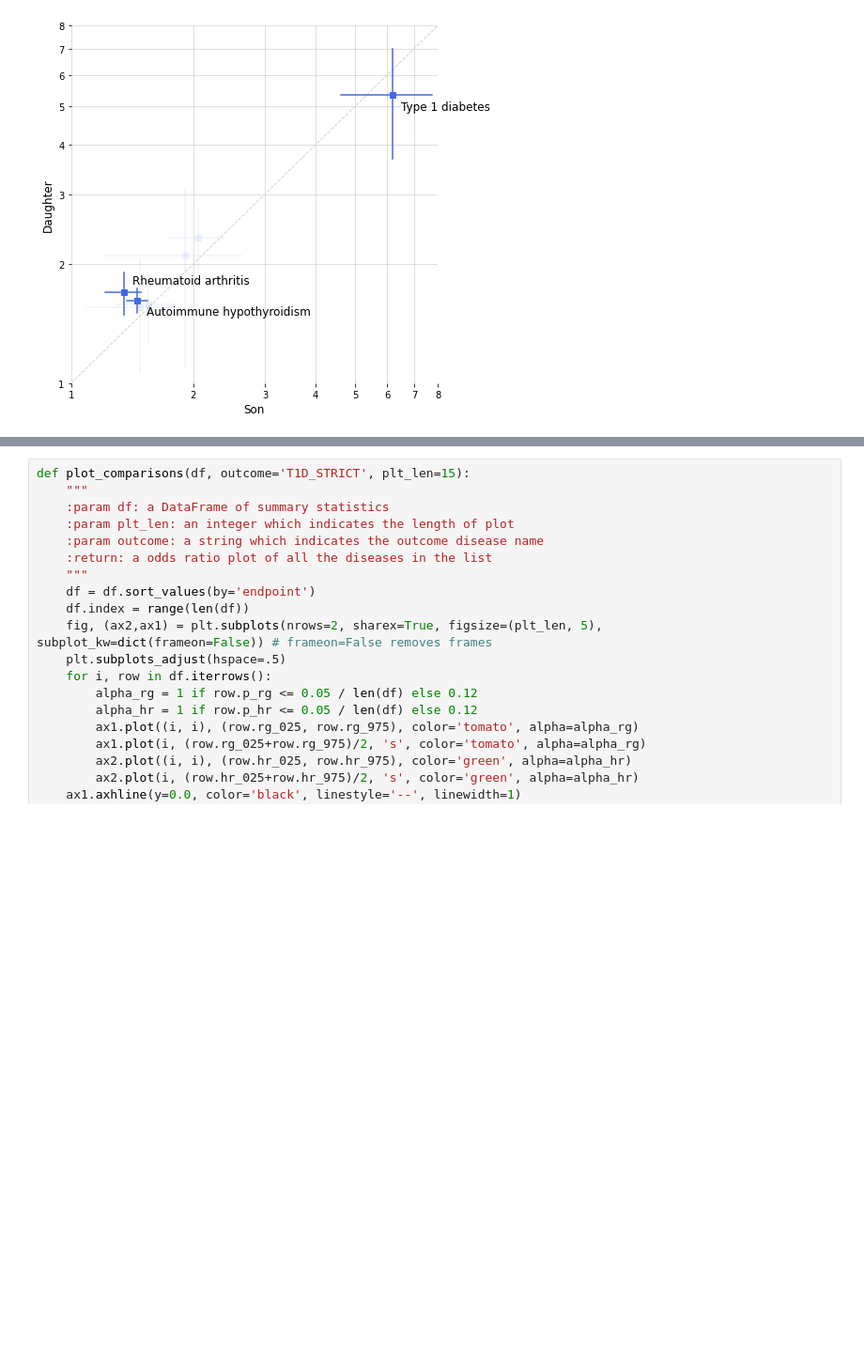
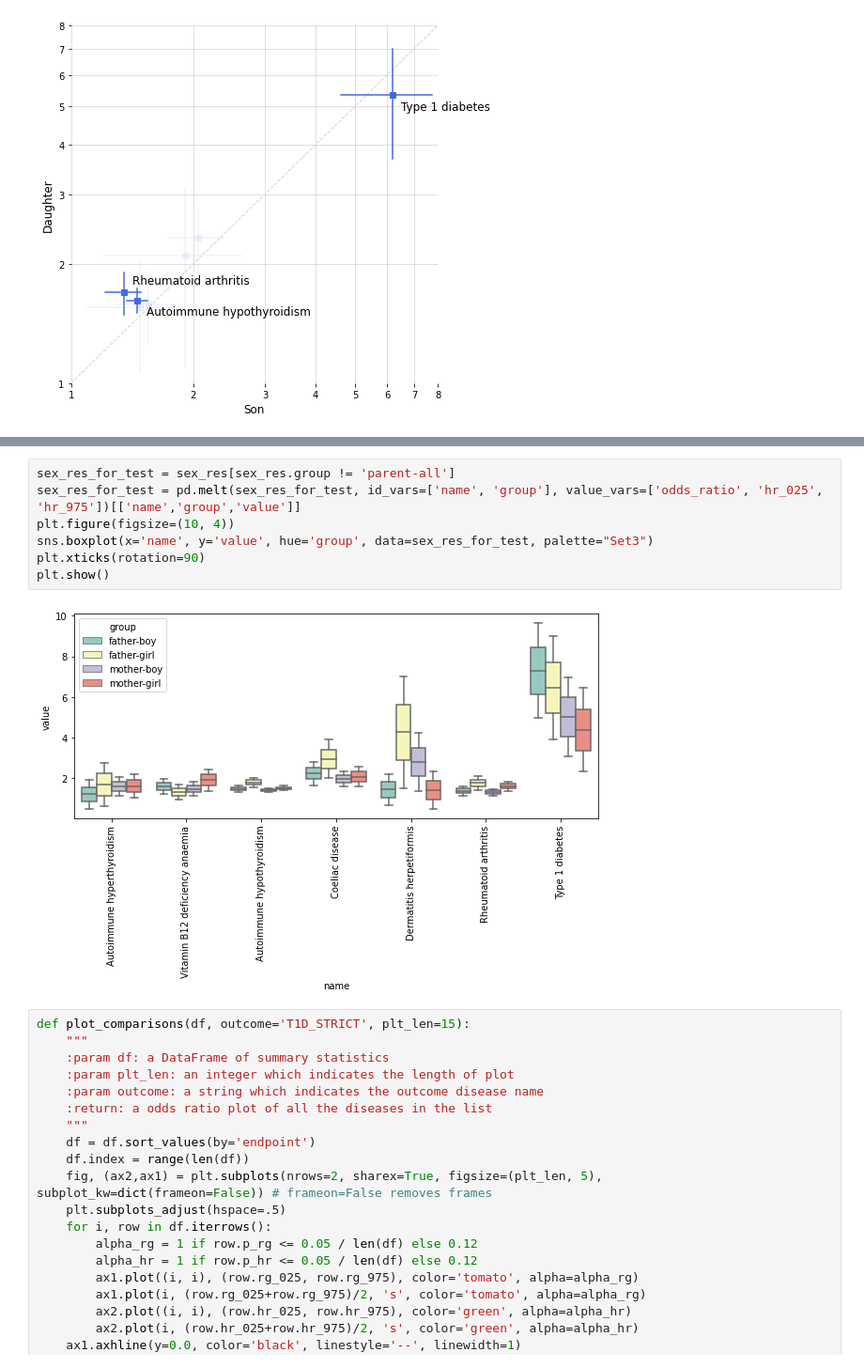
Before and after one commit to dsgelab/familial_tractories, a Jupyter notebook: ldsc.ipynb, the cells around one changed output, grey strips where cells are left out. Shown at 94% size. Saved outputs shown, nothing was run; the diff lists cells and outputs as text; blank space fills up the shorter version.

```diff
--- a/ldsc.ipynb
+++ b/ldsc.ipynb
@@ -481,3 +568,12 @@ plot_crossed_odds_ratio(data_for_plot2, ['Son', 'Daughter'], 'royalblue', list(r
+# %%
+sex_res_for_test = sex_res[sex_res.group != 'parent-all']
+sex_res_for_test = pd.melt(sex_res_for_test, id_vars=['name', 'group'], value_vars=['odds_ratio', 'hr_025', 'hr_975'])[['name','group','value']]
+plt.figure(figsize=(10, 4))
+sns.boxplot(x='name', y='value', hue='group', data=sex_res_for_test, palette="Set3")
+plt.xticks(rotation=90)
+plt.show()
+# %% [output]
+[figure, added]
 # %%
 def plot_comparisons(df, outcome='T1D_STRICT', plt_len=15):
     """
```
Also changed, not shown: parts of 32 cells of this notebook, 3 other files.
